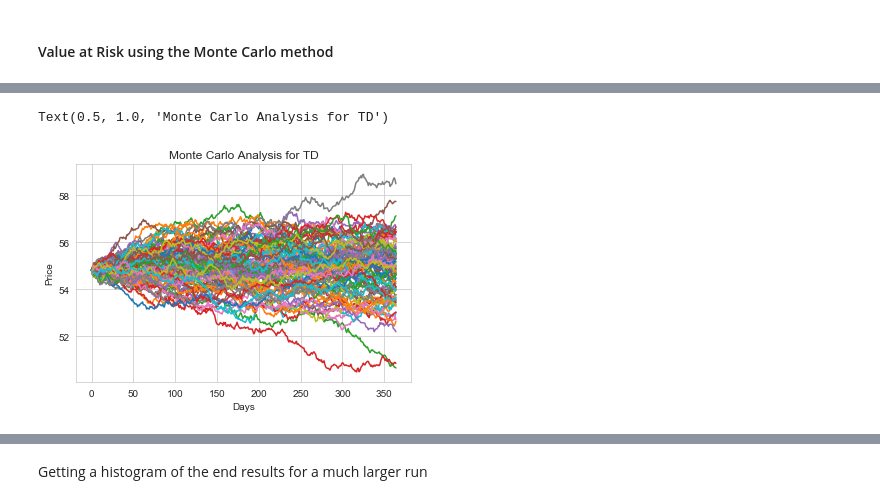
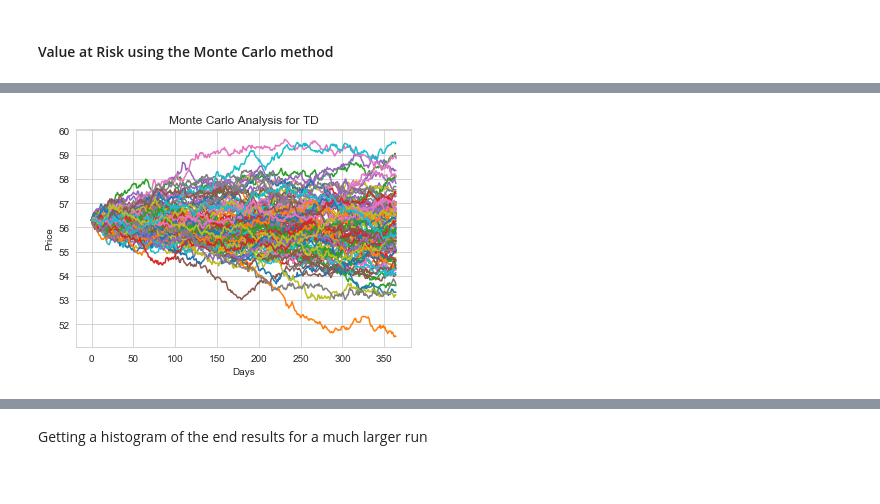
Before and after one commit to kavehamini/Stock-Market-Analysis-and-Prediction-Banks-Stocks, a Jupyter notebook: Stock-Market-Analysis-and-Prediction-Banks-Stocks.ipynb, the cells around one changed output, grey strips where cells are left out. Cells and saved outputs as stored; diff of their text form; code cells hidden in the pictures.

```diff
--- a/Stock-Market-Analysis-and-Prediction-Banks-Stocks.ipynb
+++ b/Stock-Market-Analysis-and-Prediction-Banks-Stocks.ipynb
@@ -383,15 +384,16 @@ TD.head()
 # %%
-td_start_price = 54.810001
+td_start_price = 56.299999
+
 
 for run in range(100):
     plt.plot(stock_monte_carlo(td_start_price, days, mu, sigma))
 
 plt.xlabel("Days")
 plt.ylabel("Price")
 plt.title('Monte Carlo Analysis for TD')
+plt.savefig('15.png')
 # %% [output]
-Text(0.5, 1.0, 'Monte Carlo Analysis for TD')
-[figure, old version]
+[figure, new version]
 # %%
 # For ACB Stock
 RY.head()
```
Also changed, not shown: parts of 44 cells of this notebook, 22 other files.
